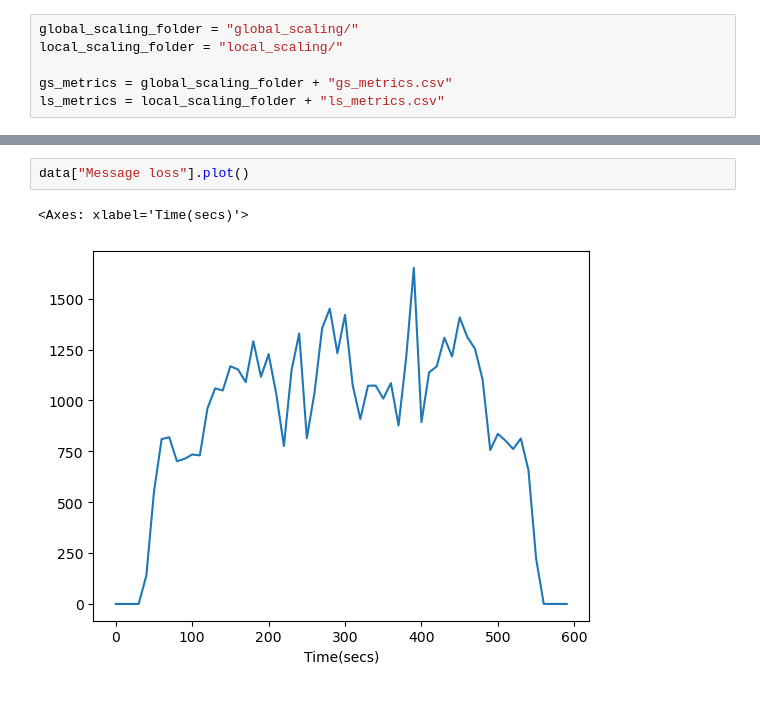
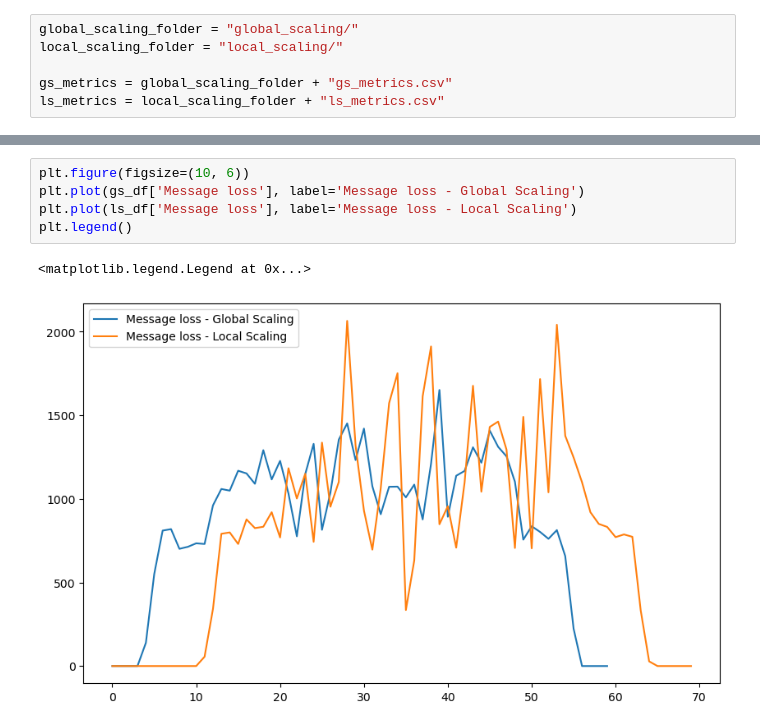
Before and after one commit to giovaz94/custom-pipeline, a Jupyter notebook: data-analysis/analysis.ipynb, the cells around one changed output, grey strips where cells are left out. Saved outputs shown, nothing was run; the diff lists cells and outputs as text; blank space fills up the shorter version.

```diff
--- a/data-analysis/analysis.ipynb
+++ b/data-analysis/analysis.ipynb
@@ -64,5 +71,8 @@ data["Latency(ms)"].plot()
-# %%
-data["Message loss"].plot()
-# %% [output]
-<Axes: xlabel='Time(secs)'>
-[figure, removed]
+# %%
+plt.figure(figsize=(10, 6))
+plt.plot(gs_df['Message loss'], label='Message loss - Global Scaling')
+plt.plot(ls_df['Message loss'], label='Message loss - Local Scaling')
+plt.legend()
+# %% [output]
+<matplotlib.legend.Legend at 0x...>
+[figure, added]
```
Also changed, not shown: parts of 13 cells of this notebook, 41 other files.
